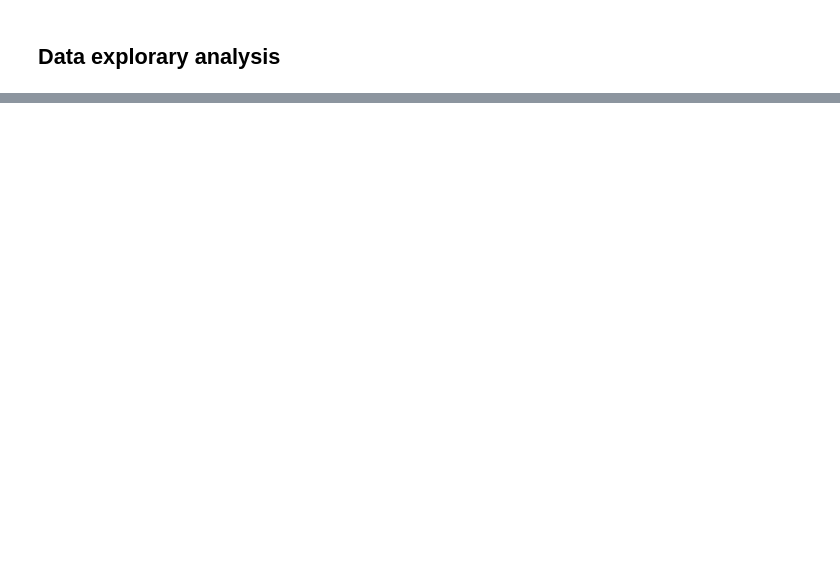
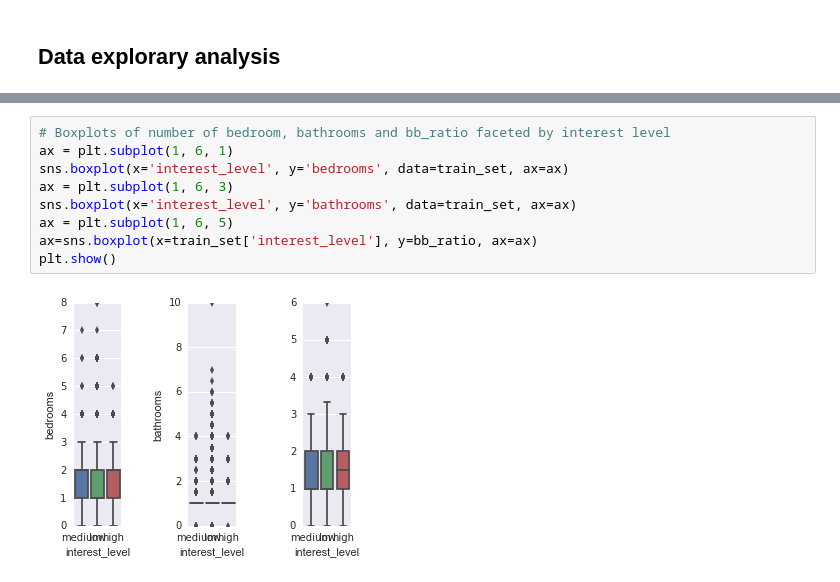
Before and after one commit to al825/Reatal_List_Classification, a Jupyter notebook: rental_list_classification.ipynb, the cells around one changed output, grey strips where cells are left out. Cells and saved outputs as stored; diff of their text form; blank space fills up the shorter version.

Commit message:
Create boxplots of bedrooms, bathrooms and bb_ratio.

```diff
--- a/rental_list_classification.ipynb
+++ b/rental_list_classification.ipynb
@@ -66,3 +70,14 @@ min          0.000000
 max          6.000000
 dtype: float64
 [figure]
+# %%
+# Boxplots of number of bedroom, bathrooms and bb_ratio faceted by interest level
+ax = plt.subplot(1, 6, 1)
+sns.boxplot(x='interest_level', y='bedrooms', data=train_set, ax=ax)
+ax = plt.subplot(1, 6, 3)
+sns.boxplot(x='interest_level', y='bathrooms', data=train_set, ax=ax)
+ax = plt.subplot(1, 6, 5)
+ax=sns.boxplot(x=train_set['interest_level'], y=bb_ratio, ax=ax)
+plt.show()
+# %% [output]
+[figure, added]
```
Also changed, not shown: parts of 1 cell of this notebook.
